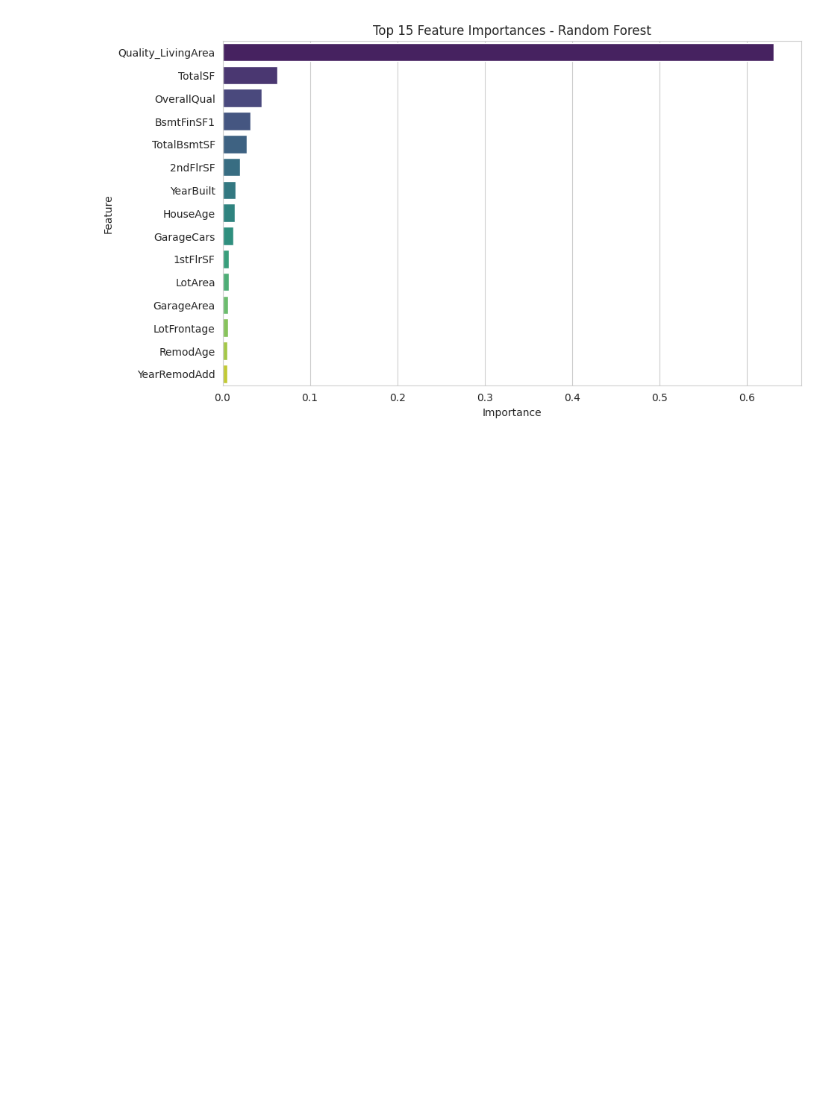
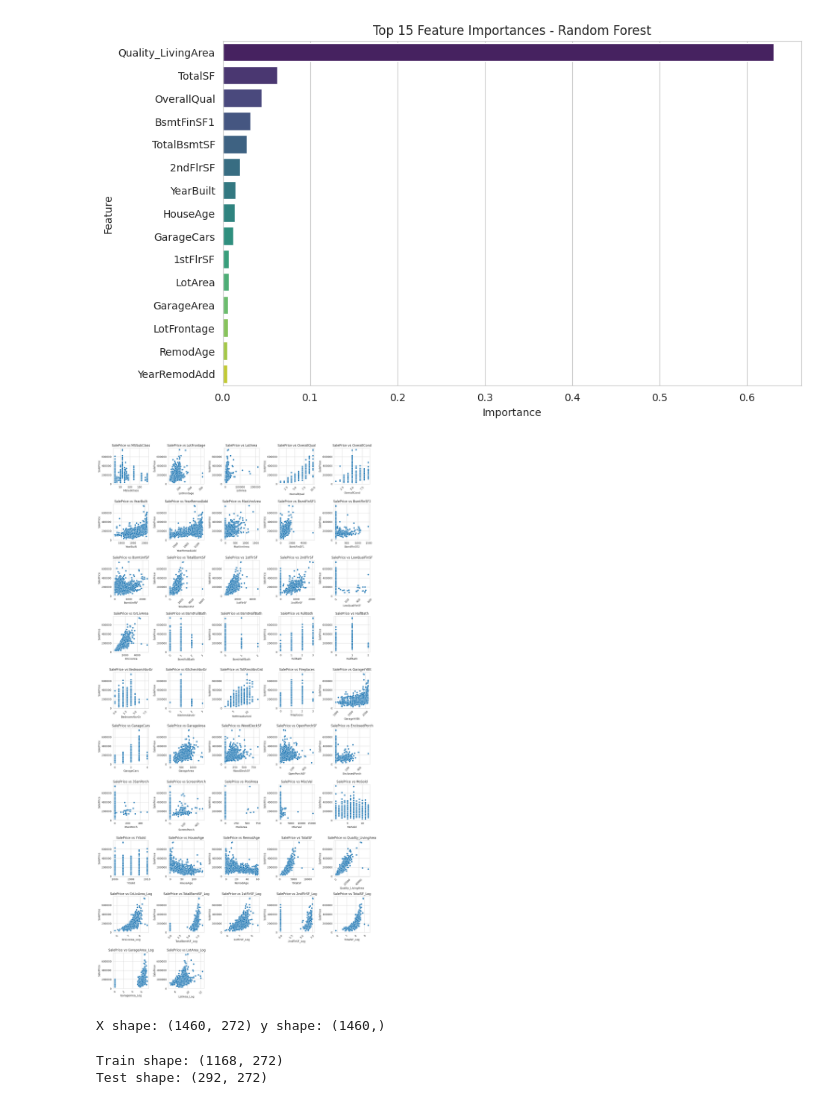
Before and after one commit to amar-emad/House-Price-Prediction-containing, a Jupyter notebook: House_Price_Prediction_containing.ipynb, the cells around one changed output. Drawn from its saved outputs; the diff is of its cells as text; code cells hidden in the pictures; blank space fills up the shorter version.

```diff
--- a/House_Price_Prediction_containing.ipynb
+++ b/House_Price_Prediction_containing.ipynb
@@ -553,3 +553,21 @@ plt.ylabel("Feature")
 plt.show()
 # %% [output]
 [figure]
+# %%
+numeric_features = [col for col in df.columns if df[col].dtype in ['int64', 'float64'] and not col.startswith('SalePrice') and col != 'Id']
+n_features = len(numeric_features)
+n_cols = 5
+n_rows = (n_features + n_cols - 1) // n_cols
+
+plt.figure(figsize=(15, 3 * n_rows))
+for i, feature in enumerate(numeric_features, 1):
+    plt.subplot(n_rows, n_cols, i)
+    sns.scatterplot(x=df[feature], y=df['SalePrice'])
+    plt.title(f'SalePrice vs {feature}')
+    plt.xlabel(feature)
+    plt.ylabel('SalePrice')
+    plt.xticks(rotation=45 if len(str(feature)) > 10 else 0)
+plt.tight_layout()
+plt.show()
+# %% [output]
+[figure, added]
@@ -555,0 +589,11 @@ plt.show()
+# %%
+print("X shape:", X.shape, "y shape:", y.shape)
+X_train, X_test, y_train, y_test = train_test_split(X_scaled, y, test_size=0.2, random_state=42)
+# %% [output]
+X shape: (1460, 272) y shape: (1460,)
+# %%
+print("Train shape:", X_train.shape)
+print("Test shape:", X_test.shape)
+# %% [output]
+Train shape: (1168, 272)
+Test shape: (292, 272)
```
Also changed, not shown: parts of 9 cells of this notebook.
